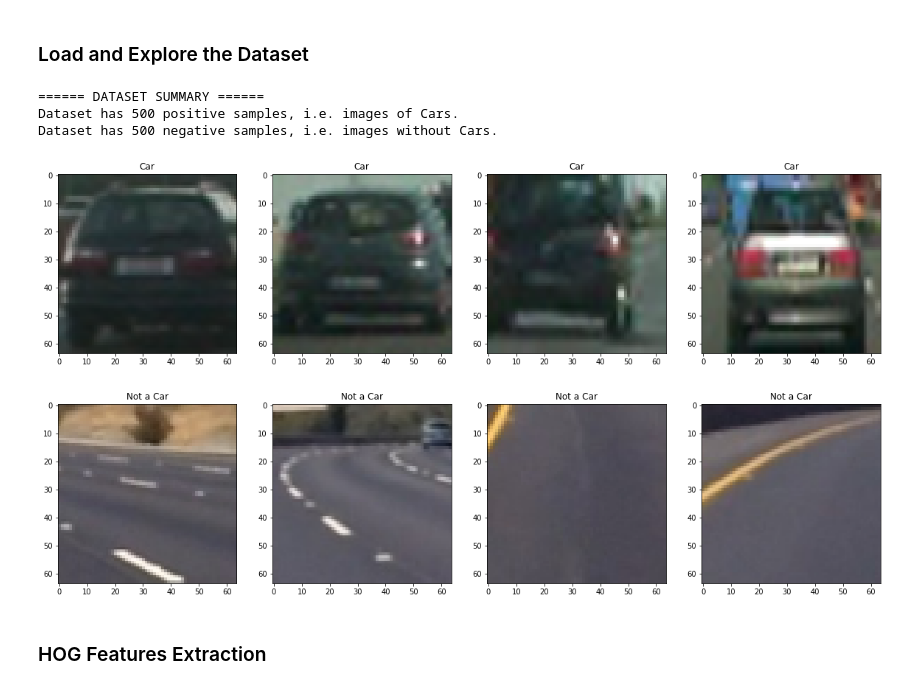
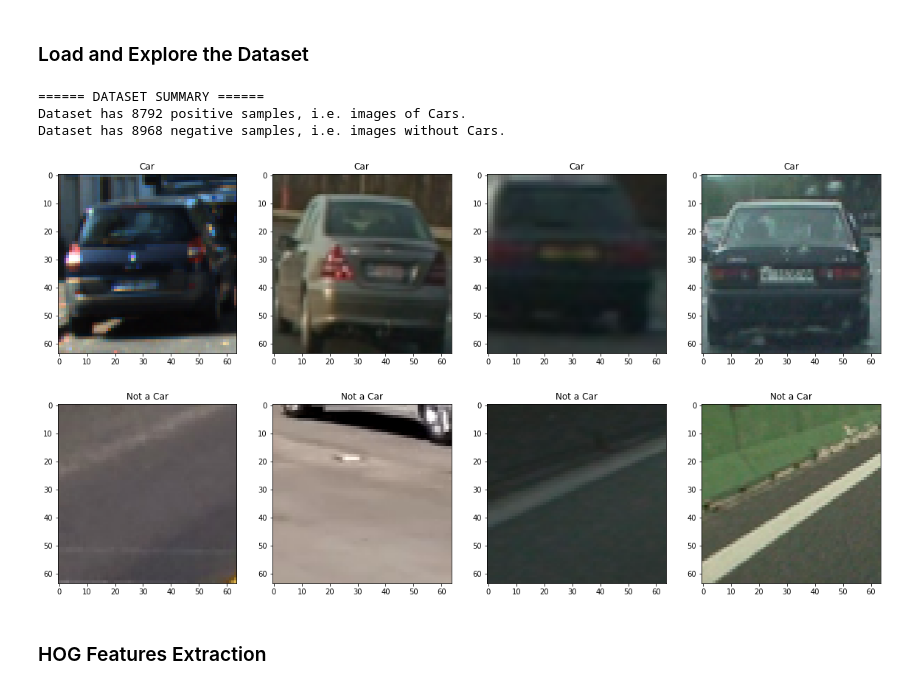
Before and after one commit to aaliani/CarND-Vehicle-Detection-P5, a Jupyter notebook: CarND-Vehicle-Detection.ipynb, the cells around one changed output. Saved outputs shown, nothing was run; the diff lists cells and outputs as text; code cells hidden in the pictures.

```diff
--- a/CarND-Vehicle-Detection.ipynb
+++ b/CarND-Vehicle-Detection.ipynb
@@ -35,46 +35,46 @@ non_car_paths = glob.glob('data/non-vehicles/**/*.png', recursive=True)
 
 # load car images into
 car_imgs = []
-for path in car_paths[:500]:
+for path in car_paths:
     car_imgs.append(mpimg.imread(path))
 
 # load non car images
 non_car_imgs = []
-for path in non_car_paths[:500]:
+for path in non_car_paths:
     non_car_imgs.append (mpimg.imread(path))
 
 # print data set summary
 print("====== DATASET SUMMARY ======")
 print('Dataset has {} positive samples, i.e. images of Cars.'.format(len(car_imgs)))
 print('Dataset has {} negative samples, i.e. images without Cars.'.format(len(non_car_imgs)))
 
 # Plot randomly selected car samples
 inds = np.random.choice(len(car_imgs), 4)
 
 # initialize plot
 plt.figure(figsize=(20, 12))
 
 for i, ind in enumerate(inds):
     plt.subplot(1, 4, i+1)
     plt.imshow(car_imgs[ind])
     plt.title("Car")
 
 # Plot randomly selected non-car samples
 inds = np.random.choice(len(non_car_imgs), 4)
 
 # initialize plot
 plt.figure(figsize=(20, 12))
 
 for i, ind in enumerate(inds):
     plt.subplot(1, 4, i+1)
     plt.imshow(non_car_imgs[ind])
     plt.title("Not a Car")
 # %% [output]
 ====== DATASET SUMMARY ======
-Dataset has 500 positive samples, i.e. images of Cars.
-Dataset has 500 negative samples, i.e. images without Cars.
+Dataset has 8792 positive samples, i.e. images of Cars.
+Dataset has 8968 negative samples, i.e. images without Cars.
-[figure, old version]
+[figure, new version]
-[figure, old version]
+[figure, new version]
 # %% [markdown]
 ### HOG Features Extraction
 # %%
```
Also changed, not shown: parts of 10 cells of this notebook, 8 other files.
